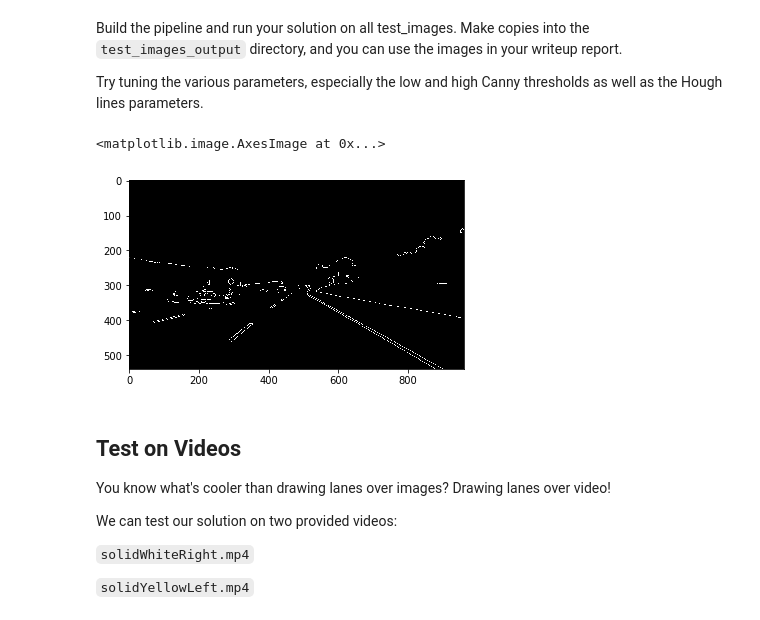
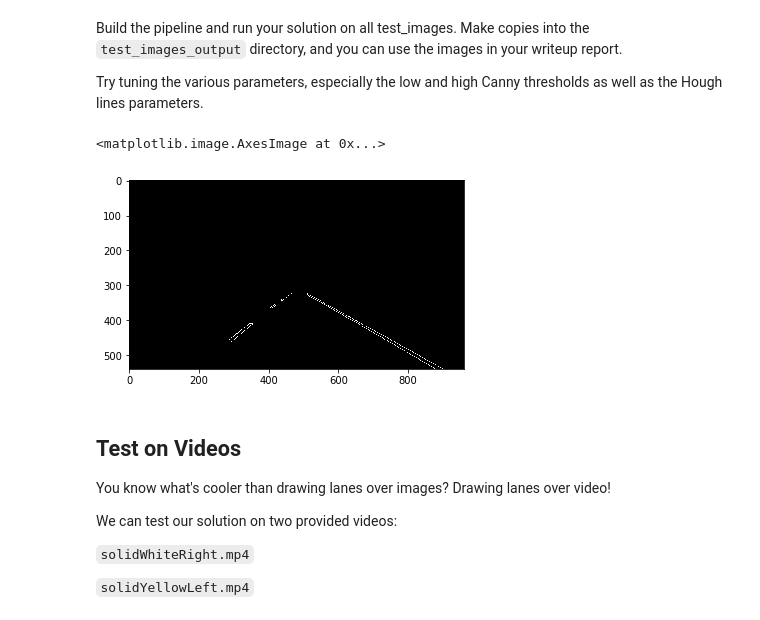
Before and after one commit to csilver2/CarND-LaneLines-P1, a Jupyter notebook: P1.ipynb, the cells around one changed output. Cells and saved outputs as stored; diff of their text form; code cells hidden in the pictures.

Commit message:
Mask the te area Where I am going to work. using the function region_of_interest().

```diff
--- a/P1.ipynb
+++ b/P1.ipynb
@@ -195,17 +195,23 @@ Try tuning the various parameters, especially the low and high Canny thresholds
 # %%
 # TODO: Build your pipeline that will draw lane lines on the test_images
 # then save them to the test_images directory.
 img = mpimg.imread('test_images/solidWhiteCurve.jpg')
 
+imshape = img.shape
+vert = np.array([[(455, 320),(490, 310),(920, 540),(110, 540)]], dtype=np.int32)
+
+
 #functions
 gray = grayscale(img)
 blur = gaussian_blur(gray,5)
 edges = canny(blur, 100, 200)
+mask = region_of_interest(edges, vert)
 
-plt.imshow(edges, cmap='Greys_r')
+plt.imshow(mask, cmap='Greys_r')
+#plt.imshow(img)
 # %% [output]
 <matplotlib.image.AxesImage at 0x...>
-[figure, old version]
+[figure, new version]
 # %% [markdown]
 ## Test on Videos
 
```
